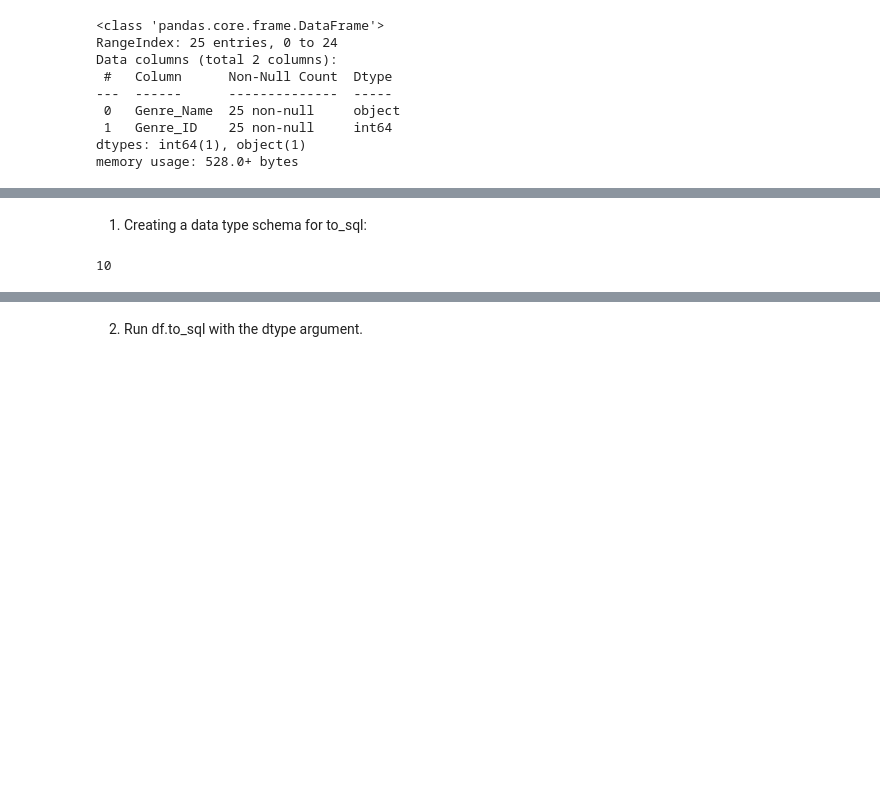
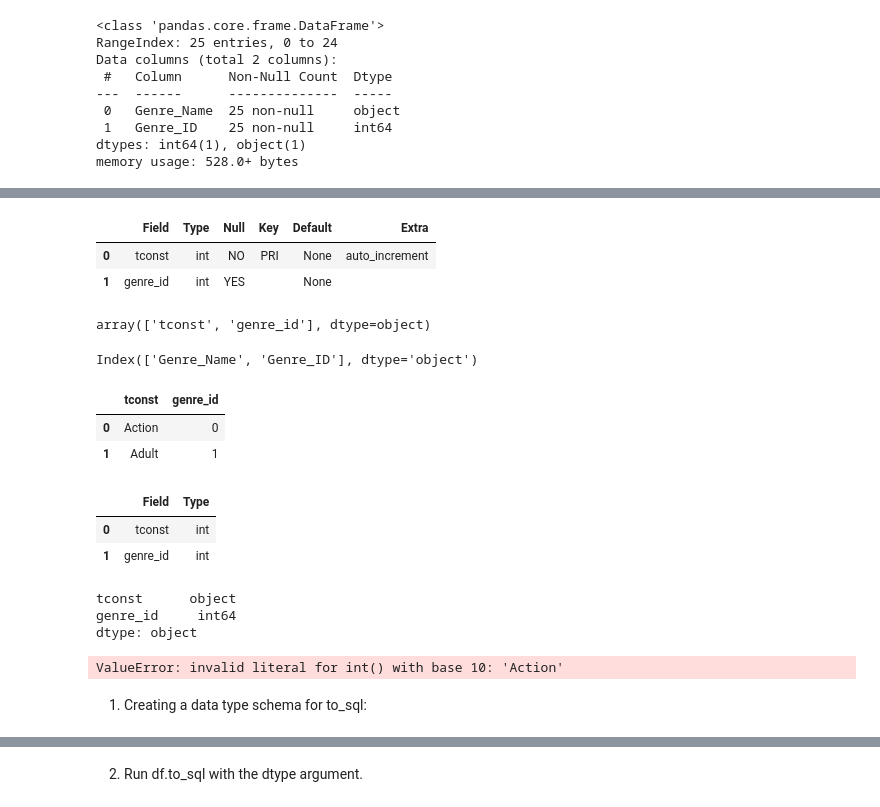
Before and after one commit to KirstenC32/Project-2-RETRY, a Jupyter notebook: Part 3b.ipynb, the cells around one changed output, grey strips where cells are left out. Saved outputs shown, nothing was run; the diff lists cells and outputs as text; code cells hidden in the pictures; blank space fills up the shorter version.

```diff
--- a/Part 3b.ipynb
+++ b/Part 3b.ipynb
@@ -196,0 +209,40 @@ conn = engine.connect()
+# %%
+q= '''DESCRIBE title_genres'''
+describe = pd.read_sql(q, conn)
+describe
+# %% [output]
+|  | Field | Type | Null | Key | Default | Extra |
+| 0 | tconst | int | NO | PRI | None | auto_increment |
+| 1 | genre_id | int | YES |  | None |  |
+# %%
+# Checking describe's Field names
+describe['Field'].values
+# %% [output]
+array(['tconst', 'genre_id'], dtype=object)
+# %%
+title_genres.columns
+# %% [output]
+Index(['Genre_Name', 'Genre_ID'], dtype='object')
+# %%
+# Rename columns to match SQL table
+rename_map = {"Genre_Name":"tconst",
+             "Genre_ID":"genre_id"}
+title_genres = title_genres.rename(rename_map,axis=1)
+title_genres.head(2)
+# %% [output]
+|  | tconst | genre_id |
+| 0 | Action | 0 |
+| 1 | Adult | 1 |
+# %%
+# Reviewing SQL table's data types
+describe[['Field','Type']]
+# %% [output]
+|  | Field | Type |
+| 0 | tconst | int |
+| 1 | genre_id | int |
+# %%
+title_genres.dtypes
+# %% [output]
+tconst      object
+genre_id     int64
+dtype: object
@@ -197,8 +251,6 @@ conn = engine.connect()
+# %%
+title_genres['tconst'] = title_genres['tconst'].astype(int)
+# %% [output]
+ValueError: invalid literal for int() with base 10: 'Action'
 # %% [markdown]
 1. Creating a data type schema for to_sql:
-# %%
-## get max string length
-max_str_len = df['tconst'].fillna('').map(len).max()
-max_str_len
-# %% [output]
-10
```
Also changed, not shown: parts of 11 cells of this notebook.
